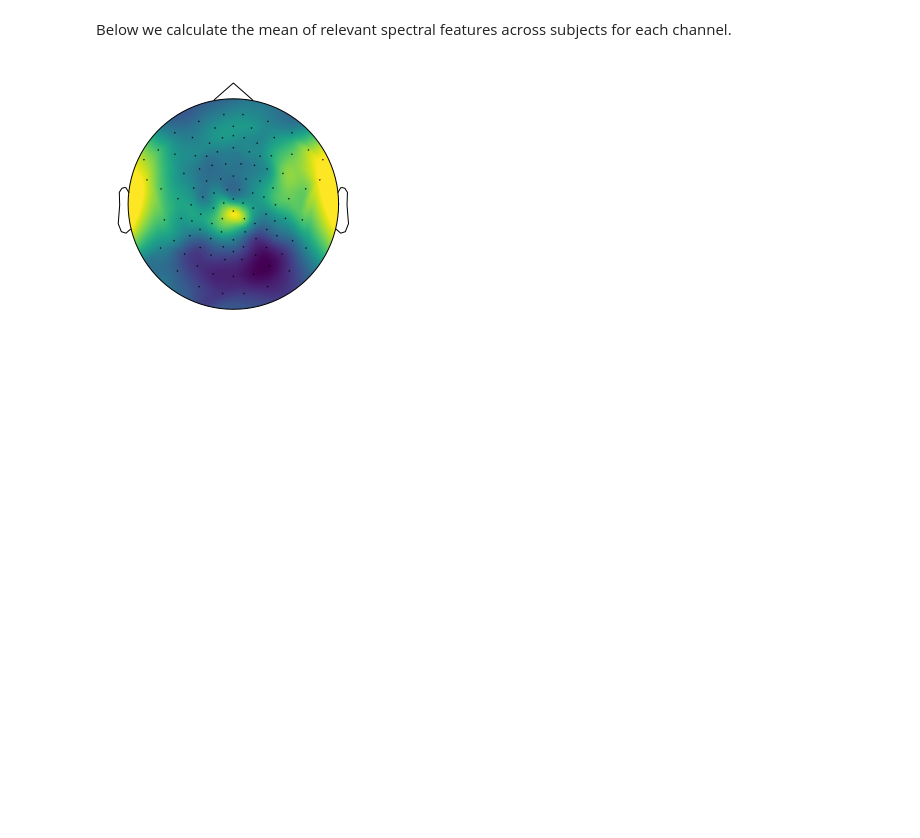
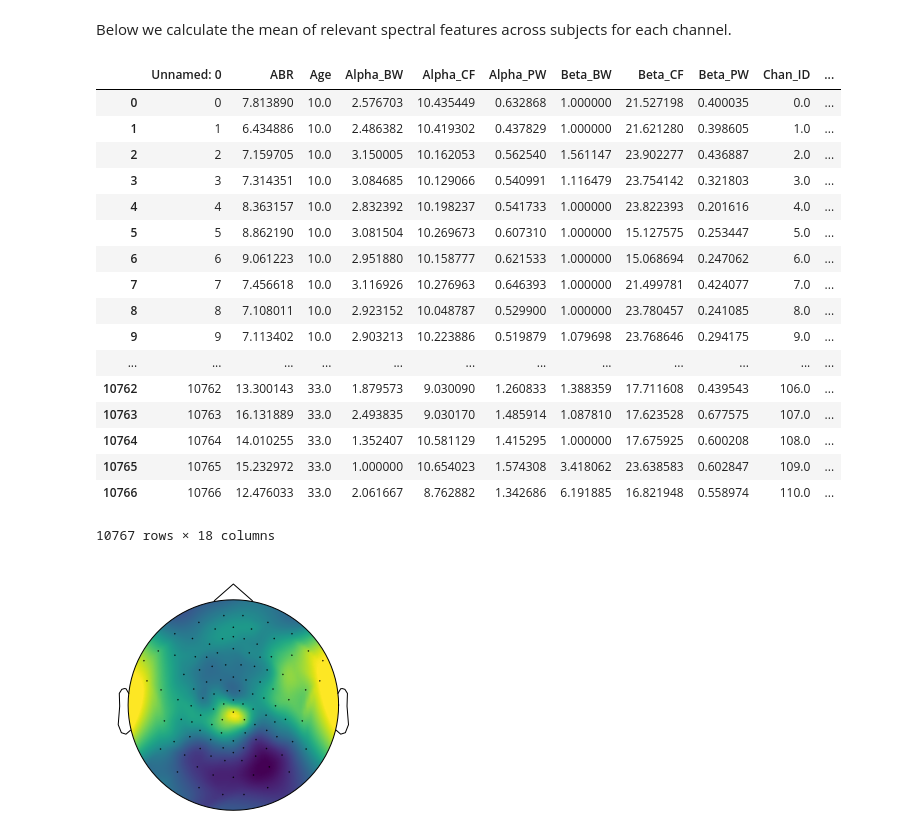
Before and after one commit to voytekresearch/BandRatios, a Jupyter notebook: notebooks/6-EEGDataset-Topographies.ipynb, the cells around one changed output. Saved outputs shown, nothing was run; the diff lists cells and outputs as text; code cells hidden in the pictures; blank space fills up the shorter version.

```diff
--- a/notebooks/6-EEGDataset-Topographies.ipynb
+++ b/notebooks/6-EEGDataset-Topographies.ipynb
@@ -41,6 +41,27 @@ info = mne.create_info(ch_labels, 500, 'eeg', montage)
 raw = mne.io.RawArray(np.zeros([111, 1]), info, verbose=False)
 # %% [markdown]
 Below we calculate the mean of relevant spectral features across subjects for each channel.
+# %%
+df
+# %% [output]
+|  | Unnamed: 0 | ABR | Age | Alpha_BW | Alpha_CF | Alpha_PW | Beta_BW | Beta_CF | Beta_PW | Chan_ID | ... |
+| 0 | 0 | 7.813890 | 10.0 | 2.576703 | 10.435449 | 0.632868 | 1.000000 | 21.527198 | 0.400035 | 0.0 | ... |
+| 1 | 1 | 6.434886 | 10.0 | 2.486382 | 10.419302 | 0.437829 | 1.000000 | 21.621280 | 0.398605 | 1.0 | ... |
+| 2 | 2 | 7.159705 | 10.0 | 3.150005 | 10.162053 | 0.562540 | 1.561147 | 23.902277 | 0.436887 | 2.0 | ... |
+| 3 | 3 | 7.314351 | 10.0 | 3.084685 | 10.129066 | 0.540991 | 1.116479 | 23.754142 | 0.321803 | 3.0 | ... |
+| 4 | 4 | 8.363157 | 10.0 | 2.832392 | 10.198237 | 0.541733 | 1.000000 | 23.822393 | 0.201616 | 4.0 | ... |
+| 5 | 5 | 8.862190 | 10.0 | 3.081504 | 10.269673 | 0.607310 | 1.000000 | 15.127575 | 0.253447 | 5.0 | ... |
+| 6 | 6 | 9.061223 | 10.0 | 2.951880 | 10.158777 | 0.621533 | 1.000000 | 15.068694 | 0.247062 | 6.0 | ... |
+| 7 | 7 | 7.456618 | 10.0 | 3.116926 | 10.276963 | 0.646393 | 1.000000 | 21.499781 | 0.424077 | 7.0 | ... |
+| 8 | 8 | 7.108011 | 10.0 | 2.923152 | 10.048787 | 0.529900 | 1.000000 | 23.780457 | 0.241085 | 8.0 | ... |
+| 9 | 9 | 7.113402 | 10.0 | 2.903213 | 10.223886 | 0.519879 | 1.079698 | 23.768646 | 0.294175 | 9.0 | ... |
+| ... | ... | ... | ... | ... | ... | ... | ... | ... | ... | ... | ... |
+| 10762 | 10762 | 13.300143 | 33.0 | 1.879573 | 9.030090 | 1.260833 | 1.388359 | 17.711608 | 0.439543 | 106.0 | ... |
+| 10763 | 10763 | 16.131889 | 33.0 | 2.493835 | 9.030170 | 1.485914 | 1.087810 | 17.623528 | 0.677575 | 107.0 | ... |
+| 10764 | 10764 | 14.010255 | 33.0 | 1.352407 | 10.581129 | 1.415295 | 1.000000 | 17.675925 | 0.600208 | 108.0 | ... |
+| 10765 | 10765 | 15.232972 | 33.0 | 1.000000 | 10.654023 | 1.574308 | 3.418062 | 23.638583 | 0.602847 | 109.0 | ... |
+| 10766 | 10766 | 12.476033 | 33.0 | 2.061667 | 8.762882 | 1.342686 | 6.191885 | 16.821948 | 0.558974 | 110.0 | ... |
+10767 rows × 18 columns
 # %%
 exps = np.zeros(NUM_CHAN)
 theta_pw = np.zeros(NUM_CHAN)
```
Also changed, not shown: 4 other files.
